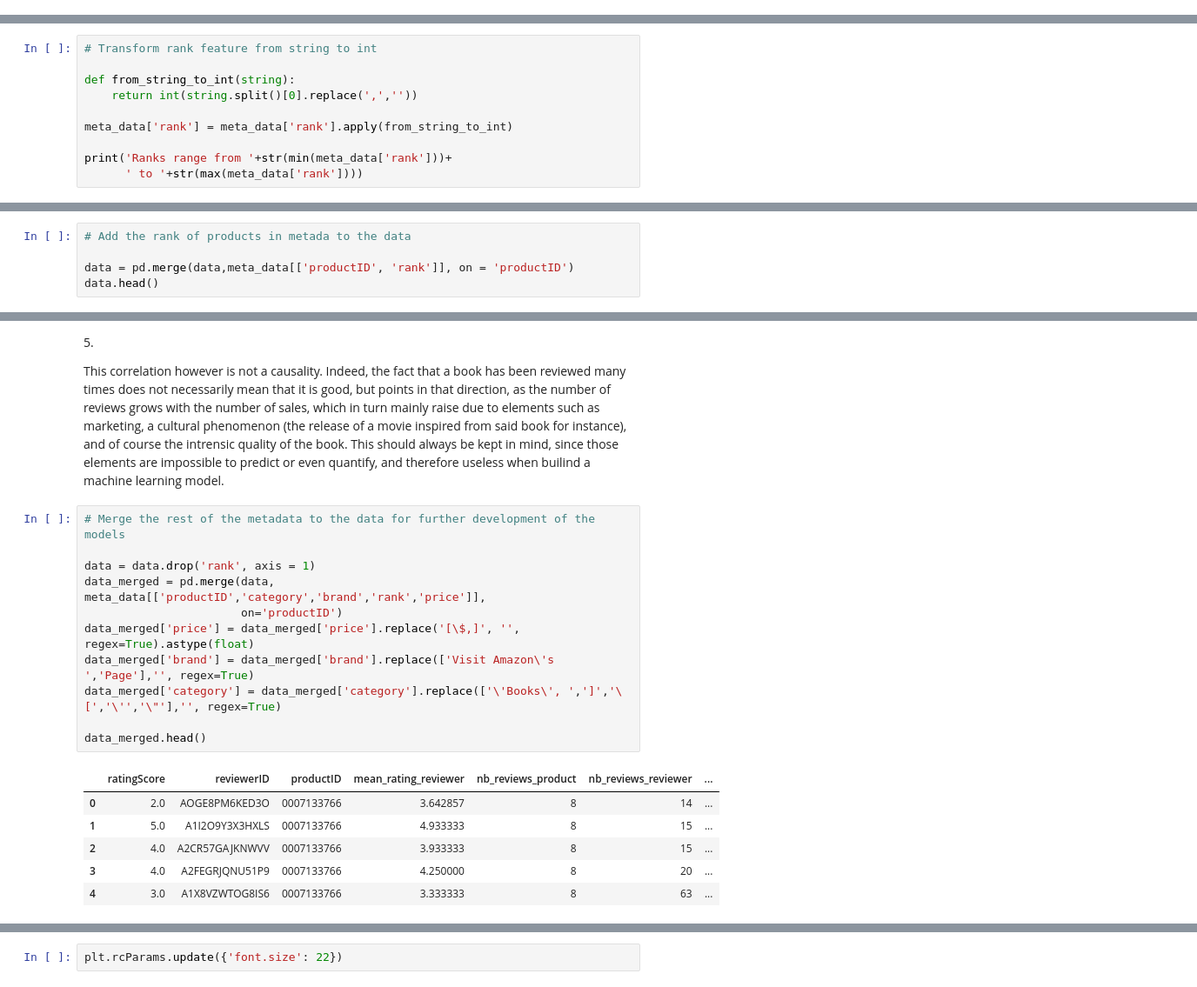
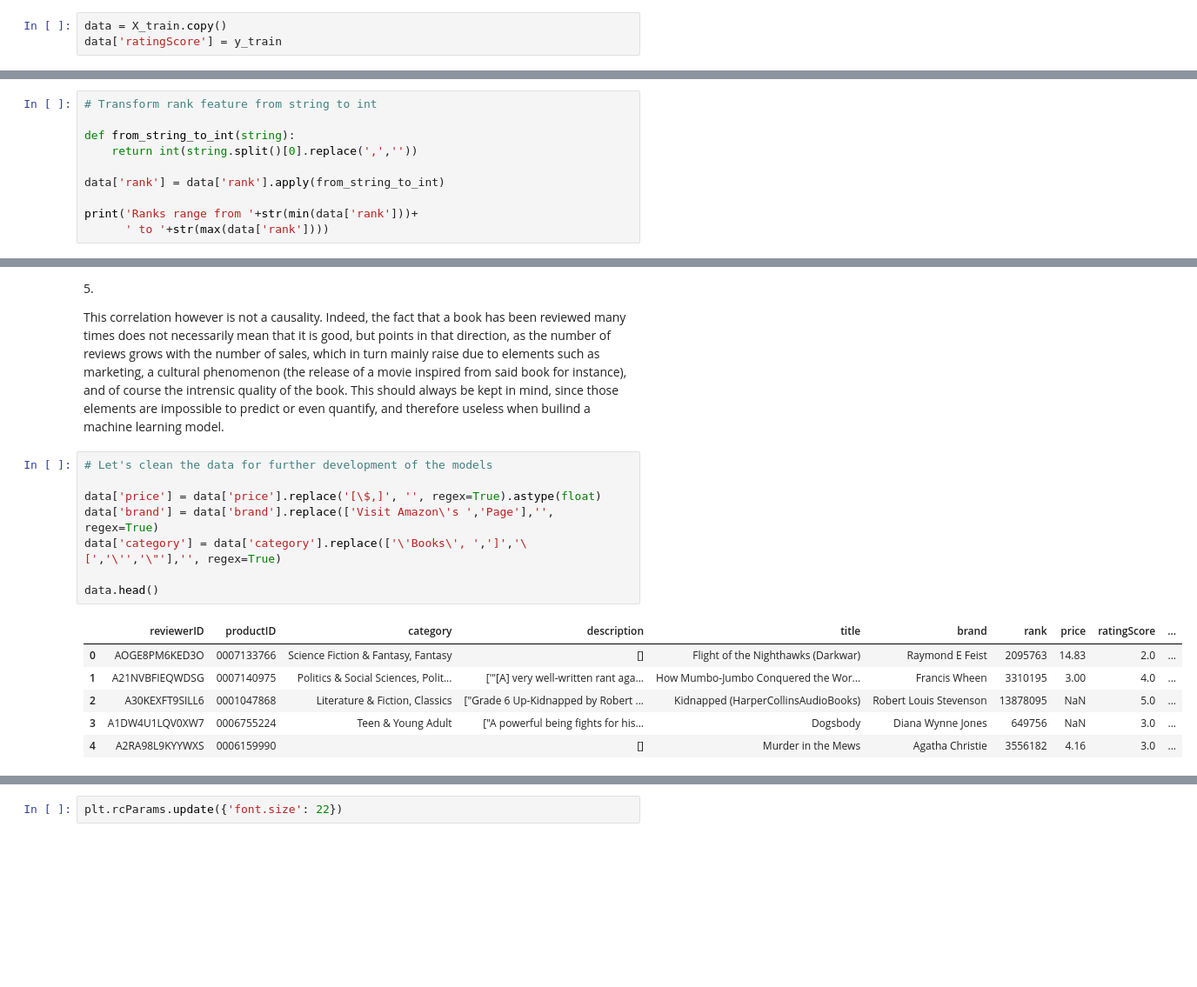
Before and after one commit to maximeberillon/Recommandation_System_Books, a Jupyter notebook: book_reco_startingkit.ipynb, the cells around one changed output, grey strips where cells are left out. Shown at 87% size. Saved outputs shown, nothing was run; the diff lists cells and outputs as text; blank space fills up the shorter version.

Commit message:
Review of the notebook

```diff
--- a/book_reco_startingkit.ipynb
+++ b/book_reco_startingkit.ipynb
@@ -226,6 +200,9 @@ from problem import get_train_data, get_test_data
 X_train, y_train = get_train_data()
 # %% [markdown]
 # Exploratory data analysis
+# %%
+data = X_train.copy()
+data['ratingScore'] = y_train
 # %%
 data.info()
 # %% [output]
@@ -344,18 +345,13 @@ meta_data.head(10)
 def from_string_to_int(string):
     return int(string.split()[0].replace(',',''))
 
-meta_data['rank'] = meta_data['rank'].apply(from_string_to_int)
+data['rank'] = data['rank'].apply(from_string_to_int)
 
-print('Ranks range from '+str(min(meta_data['rank']))+
-      ' to '+str(max(meta_data['rank'])))
+print('Ranks range from '+str(min(data['rank']))+
+      ' to '+str(max(data['rank'])))
 # %% [output]
 Ranks range from 36170 to 20472904
 # %% [markdown]
 The ranks are the one given by the website, it's based on an algorithm that combines ratings, number of ratings, visitors and quite a lot of other parameters. The ranks are also relative to a certain category of books, and a high rating could be achieved by narrowing enough the category in which the book falls.
 
 Before constructing a model based on this feature, one has to verify that it doesn't bias the model.
-# %%
-# Add the rank of products in metada to the data
-
-data = pd.merge(data,meta_data[['productID', 'rank']], on = 'productID')
-data.head()
@@ -403,23 +392,20 @@ We see that the more reviews a product has, the higher its rating. This confirms
 
 This correlation however is not a causality. Indeed, the fact that a book has been reviewed many times does not necessarily mean that it is good, but points in that direction, as the number of reviews grows with the number of sales, which in turn mainly raise due to elements such as marketing, a cultural phenomenon (the release of a movie inspired from said book for instance), and of course the intrensic quality of the book. This should always be kept in mind, since those elements are impossible to predict or even quantify, and therefore useless when builind a machine learning model.
 # %%
-# Merge the rest of the metadata to the data for further development of the models
+# Let's clean the data for further development of the models
 
-data = data.drop('rank', axis = 1)
-data_merged = pd.merge(data, meta_data[['productID','category','brand','rank','price']],
-                       on='productID')
-data_merged['price'] = data_merged['price'].replace('[\$,]', '', regex=True).astype(float)
-data_merged['brand'] = data_merged['brand'].replace(['Visit Amazon\'s ','Page'],'', regex=True)
-data_merged['category'] = data_merged['category'].replace(['\'Books\', ',']','\[','\'','\"'],'', regex=True)
+data['price'] = data['price'].replace('[\$,]', '', regex=True).astype(float)
+data['brand'] = data['brand'].replace(['Visit Amazon\'s ','Page'],'', regex=True)
+data['category'] = data['category'].replace(['\'Books\', ',']','\[','\'','\"'],'', regex=True)
 
-data_merged.head()
+data.head()
 # %% [output]
-|  | ratingScore | reviewerID | productID | mean_rating_reviewer | nb_reviews_product | nb_reviews_reviewer | ... |
-| 0 | 2.0 | AOGE8PM6KED3O | 0007133766 | 3.642857 | 8 | 14 | ... |
-| 1 | 5.0 | A1I2O9Y3X3HXLS | 0007133766 | 4.933333 | 8 | 15 | ... |
-| 2 | 4.0 | A2CR57GAJKNWVV | 0007133766 | 3.933333 | 8 | 15 | ... |
-| 3 | 4.0 | A2FEGRJQNU51P9 | 0007133766 | 4.250000 | 8 | 20 | ... |
-| 4 | 3.0 | A1X8VZWTOG8IS6 | 0007133766 | 3.333333 | 8 | 63 | ... |
+|  | reviewerID | productID | category | description | title | brand | rank | price | ratingScore | ... |
+| 0 | AOGE8PM6KED3O | 0007133766 | Science Fiction & Fantasy, Fantasy | [] | Flight of the Nighthawks (Darkwar) | Raymond E Feist | 2095763 | 14.83 | 2.0 | ... |
+| 1 | A21NVBFIEQWDSG | 0007140975 | Politics & Social Sciences, Polit... | ['"[A] very well-written rant aga... | How Mumbo-Jumbo Conquered the Wor... | Francis Wheen | 3310195 | 3.00 | 4.0 | ... |
+| 2 | A30KEXFT9SILL6 | 0001047868 | Literature & Fiction, Classics | ["Grade 6 Up-Kidnapped by Robert ... | Kidnapped (HarperCollinsAudioBooks) | Robert Louis Stevenson | 13878095 | NaN | 5.0 | ... |
+| 3 | A1DW4U1LQV0XW7 | 0006755224 | Teen & Young Adult | ["A powerful being fights for his... | Dogsbody | Diana Wynne Jones | 649756 | NaN | 3.0 | ... |
+| 4 | A2RA98L9KYYWXS | 0006159990 |  | [] | Murder in the Mews | Agatha Christie | 3556182 | 4.16 | 3.0 | ... |
 # %%
 # Get all book categories and number of their occurences in a sorted dictionary
 
```
Also changed, not shown: parts of 28 cells of this notebook.
